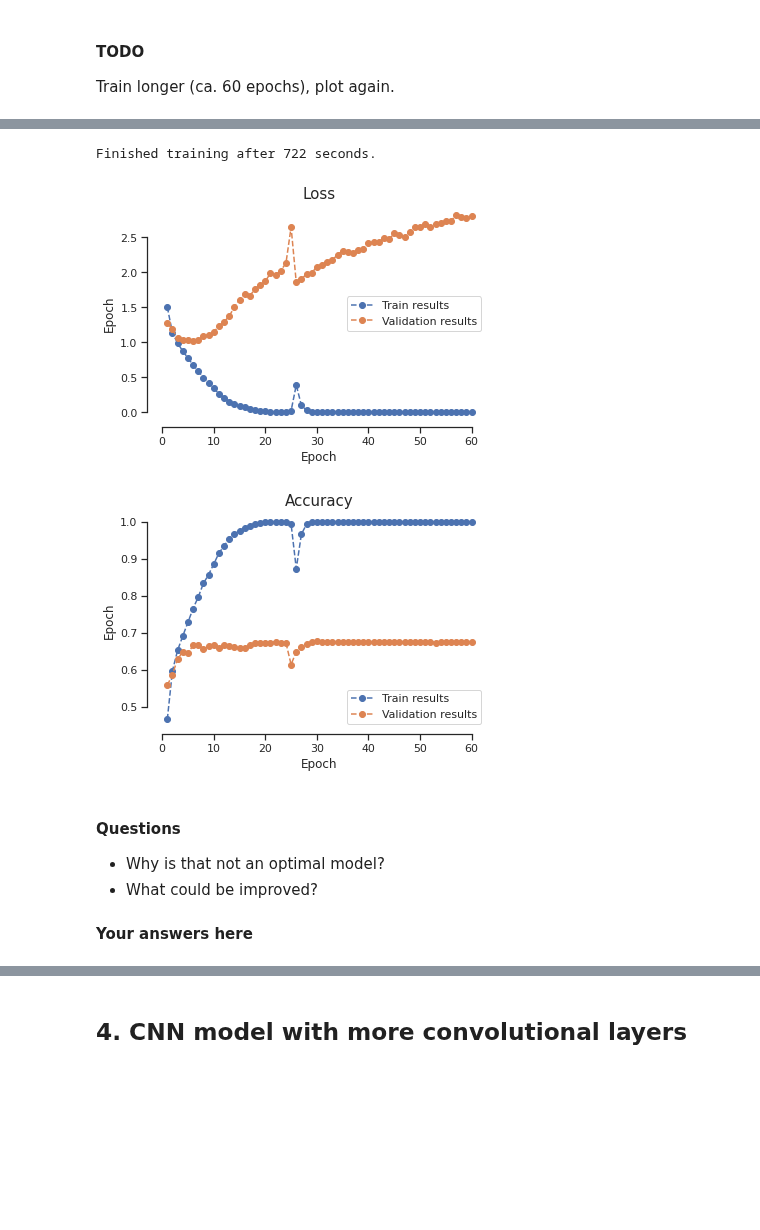
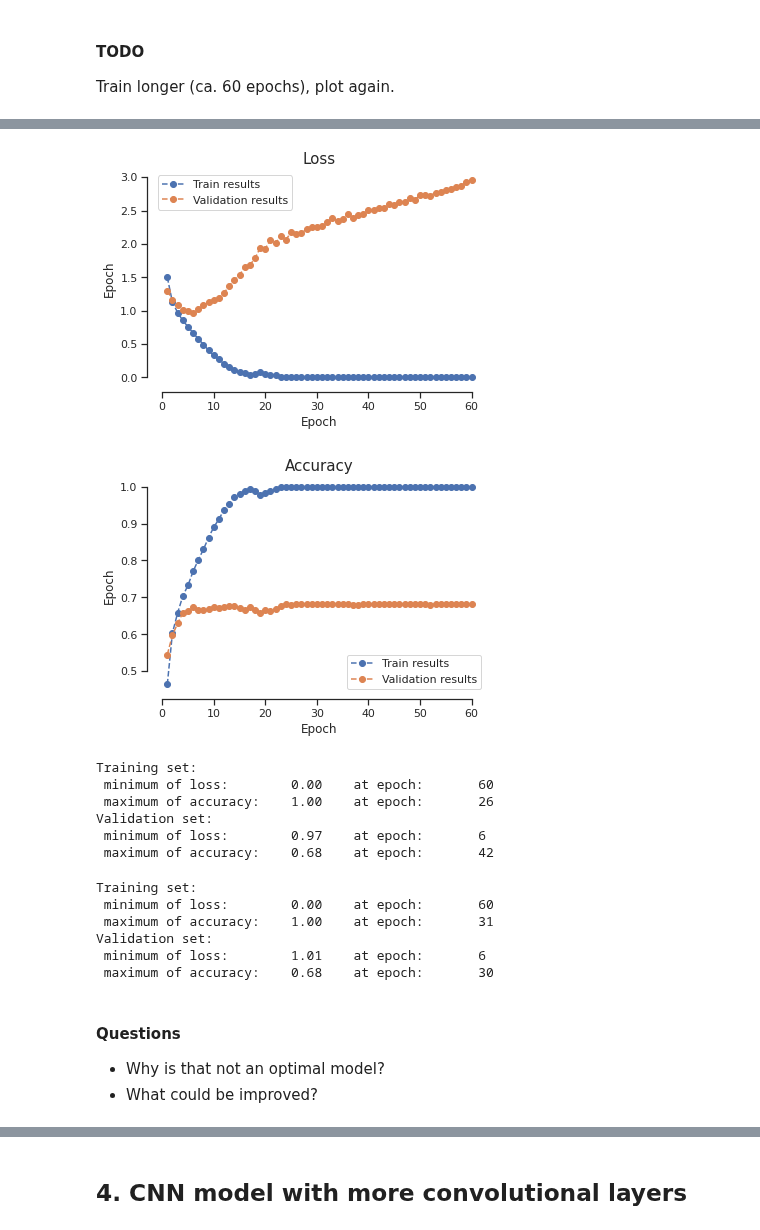
Before and after one commit to swang1112/DL_VL, a Jupyter notebook: Colab_Notebooks/Exercise3_2020.ipynb, the cells around one changed output, grey strips where cells are left out. Drawn from its saved outputs; the diff is of its cells as text; code cells hidden in the pictures; blank space fills up the shorter version.

Commit message:
CNN1_60 trained

```diff
--- a/Colab_Notebooks/Exercise3_2020.ipynb
+++ b/Colab_Notebooks/Exercise3_2020.ipynb
@@ -211,9 +214,12 @@ model1 = CNN1(num_channels=3, num_classes=10).to(device)
 optimizer = optim.Adam(model1.parameters(), lr=lr)
 
 train_losses, val_losses, train_accs, val_accs, _ = utils.run_training(model=model1, optimizer=optimizer, loss_function=loss_fun, device=device, num_epochs=num_epochs,
-                                                                 train_dataloader=trainloader, val_dataloader=valloader, verbose=True)
+                                                                 train_dataloader=trainloader, val_dataloader=valloader, verbose=False)
 
 # visualization
 utils.plot("Loss", "Epoch", train_losses, val_losses, yscale='linear')
 utils.plot("Accuracy", "Epoch", train_accs, val_accs, yscale='linear')
+
+utils.print_results(train_losses, train_accs, 'Training')
+utils.print_results(val_losses, val_accs, 'Validation')
 # %% [output]
@@ -237,5 +228,10 @@ Train loss: 0.00, val loss: 2.80, train acc: 1.000, val acc 0.675
-Finished training after 722 seconds.
-[figure, old version]
+[figure, new version]
-[figure, old version]
+[figure, new version]
+Training set:
+ minimum of loss:        0.00    at epoch:       60
+ maximum of accuracy:    1.00    at epoch:       26
+Validation set:
+ minimum of loss:        0.97    at epoch:       6
+ maximum of accuracy:    0.68    at epoch:       42
 # %%
 model_dir = './model/'
@@ -251,6 +249,14 @@ model1, optimizer, num_epochs, other_stuffs = load_all('./model/CNN1_60', model1
+# %%
+utils.print_results(other_stuffs['train_losses'], other_stuffs['train_accs'], 'Training')
+utils.print_results(other_stuffs['val_losses'], other_stuffs['val_accs'], 'Validation')
+# %% [output]
+Training set:
+ minimum of loss:        0.00    at epoch:       60
+ maximum of accuracy:    1.00    at epoch:       31
+Validation set:
+ minimum of loss:        1.01    at epoch:       6
+ maximum of accuracy:    0.68    at epoch:       30
 # %% [markdown]
 #### **Questions**
 - Why is that not an optimal model?
 - What could be improved?
-# %% [markdown]
-**Your answers here**
```
Also changed, not shown: parts of 10 cells of this notebook, 2 other files.
